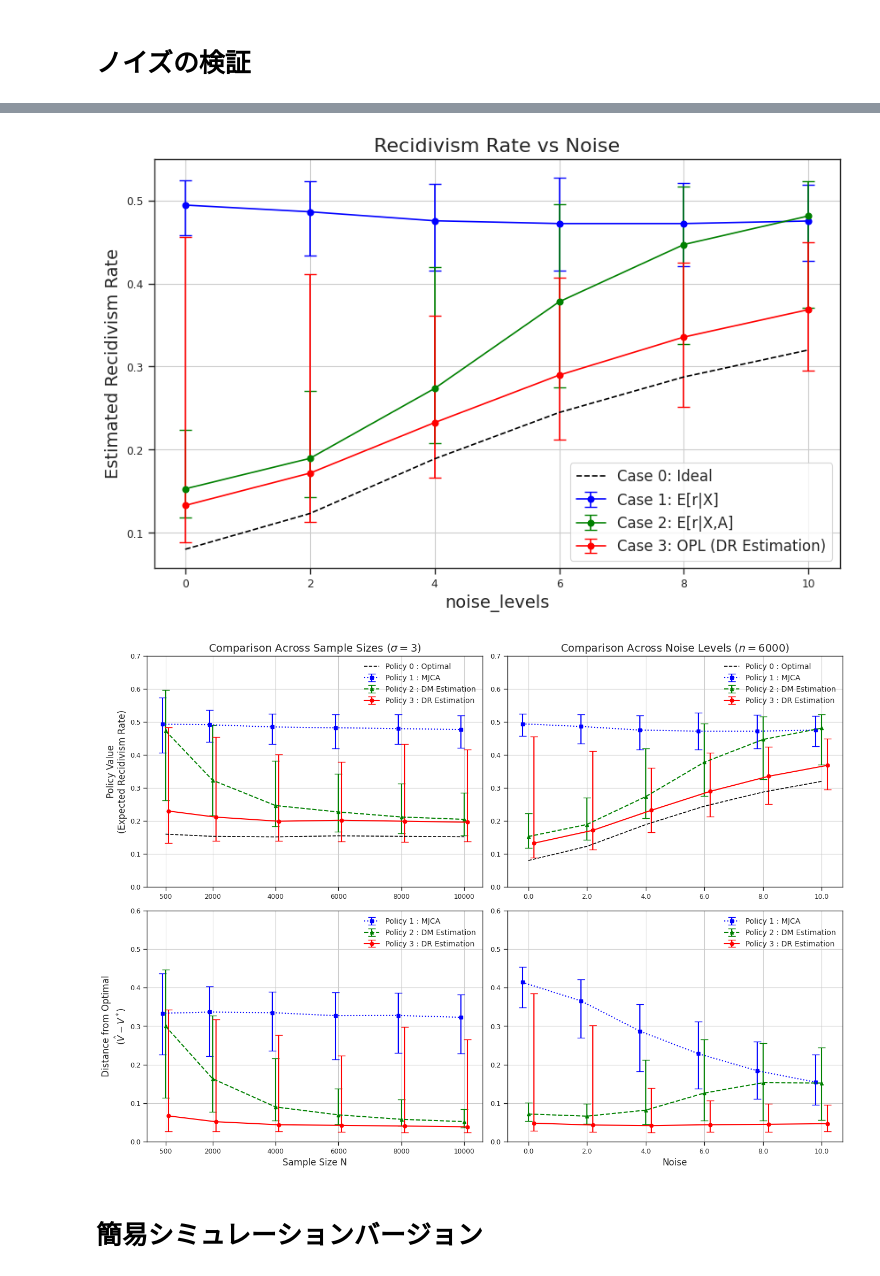
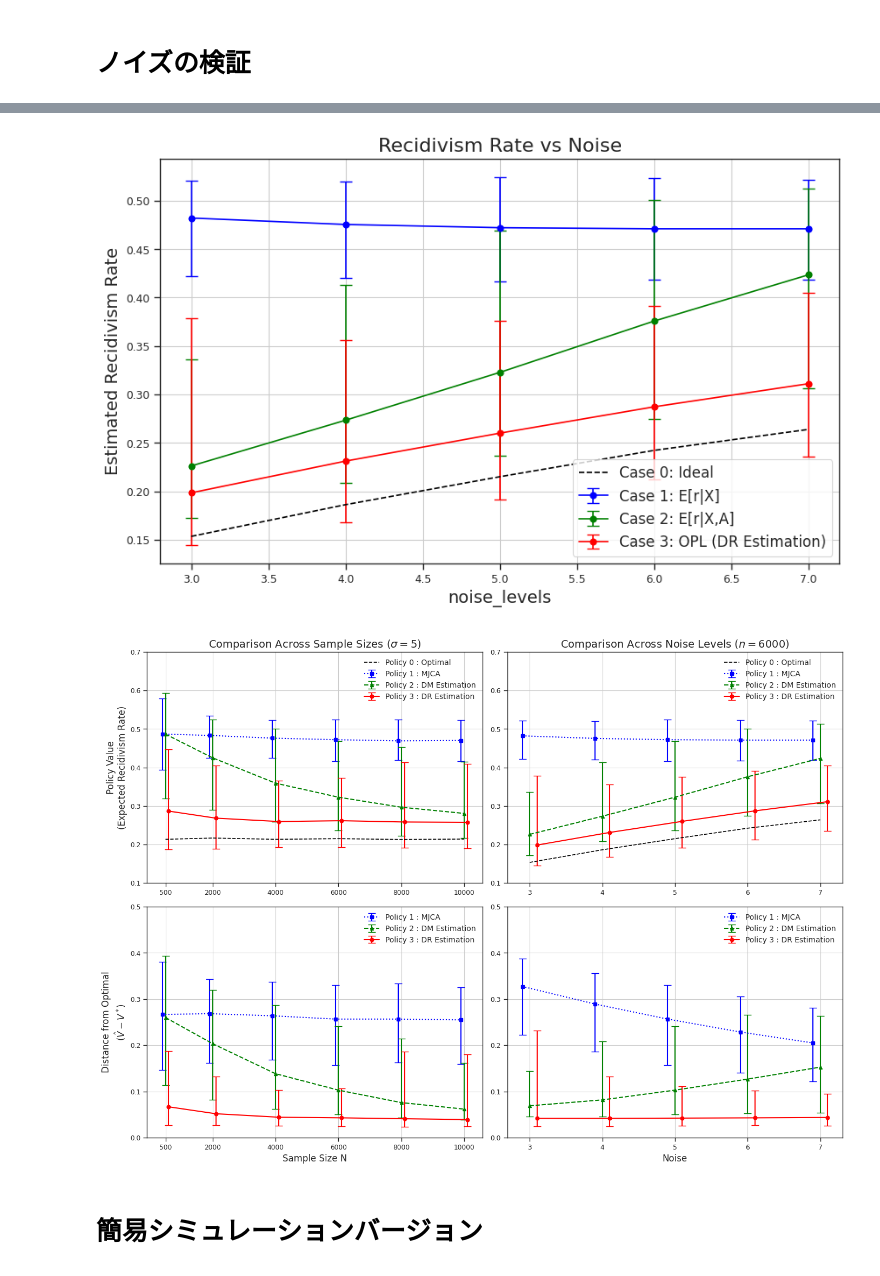
Before and after one commit to MasaAsami/commentary_mjca, a Jupyter notebook: notebooks/mjca_simdata.ipynb, the cells around one changed output, grey strips where cells are left out. Drawn from its saved outputs; the diff is of its cells as text; code cells hidden in the pictures.

```diff
--- a/notebooks/mjca_simdata.ipynb
+++ b/notebooks/mjca_simdata.ipynb
@@ -260,7 +263,7 @@ class MJCA:
 # %%
 N = 6000
 X_dim = 52
-noise_std = 3
+noise_std = 5
 sim = 0
 data_generator = LinearDataGenerator(N=N, X_dim=X_dim, noise_std=noise_std, seed=sim)
 data, feature_cols_ps = data_generator.generate_data()
@@ -389,7 +392,5 @@ plt.show()
 # %%
 # @title シミュレーション関数定義
-
-
 from joblib import Parallel, delayed
 
 def simulate_single_run(sim, N, X_dim, noise_std):
@@ -414,7 +415,11 @@ def simulate_single_run(sim, N, X_dim, noise_std):
     mjca.estimate_outcome_model(train_data)
 
     # 学習データでの傾向スコアとQ値の予測
+    lower_bound = 0.05  # 傾向スコア下限
+    upper_bound = 0.95  # 傾向スコア上限
+
     train_data['ps_hat'] = dr_optimizer.model_ps.predict(train_data[feature_cols_ps])
+    train_data['ps_hat'] = np.clip(train_data['ps_hat'], lower_bound, upper_bound)
     train_data['q_hat_A1'] = dr_optimizer.model_q.predict(train_data[feature_cols].assign(A=1))
     train_data['q_hat_A0'] = dr_optimizer.model_q.predict(train_data[feature_cols].assign(A=0))
 
@@ -424,6 +429,7 @@ def simulate_single_run(sim, N, X_dim, noise_std):
 
     # テストデータでの予測
     test_data['ps_hat'] = dr_optimizer.model_ps.predict(test_data[feature_cols_ps])
+    test_data['ps_hat'] = np.clip(test_data['ps_hat'], lower_bound, upper_bound)
     test_data['q_hat_A1'] = dr_optimizer.model_q.predict(test_data[feature_cols].assign(A=1))
     test_data['q_hat_A0'] = dr_optimizer.model_q.predict(test_data[feature_cols].assign(A=0))
     test_data = dr_optimizer.apply_policy(test_data)
@@ -458,8 +464,8 @@ def simulate_single_run(sim, N, X_dim, noise_std):
 sample_sizes = [500, 2000 , 4000, 6000, 8000, 10000]
 sample_results = {N: {'Case0': [], 'Case1': [], 'Case2': [], 'Case3': []} for N in sample_sizes}
 X_dim = 52
-noise_std = 3
-num_simulations = 500 # 各サンプルサイズでのシミュレーション回数
+noise_std = 5
+num_simulations = 1000 # 各サンプルサイズでのシミュレーション回数
 for N in sample_sizes:
     print(f"\nSample Size N={N}")
     parallel_results = Parallel(n_jobs=-1)(delayed(simulate_single_run)(sim, N, X_dim, noise_std) for sim in tqdm(range(num_simulations), dynamic_ncols=True))
@@ -519,10 +525,10 @@ plt.show()
 # %%
 # 並列実行
 sample_size = 6000
-noise_levels = np.linspace(0, 10, 6)
+noise_levels = [3, 4, 5, 6, 7]
 noise_results = {noise_std: {'Case0': [], 'Case1': [], 'Case2': [], 'Case3': []} for noise_std in noise_levels }
 X_dim = 52
-num_simulations = 500 # 各サンプルサイズでのシミュレーション回数
+num_simulations = 1000 # 各サンプルサイズでのシミュレーション回数
 for noise_std in noise_levels:
     print(f"\nNoise STD ={noise_std}")
     parallel_results = Parallel(n_jobs=-1)(delayed(simulate_single_run)(sim, sample_size, X_dim, noise_std) for sim in tqdm(range(num_simulations), dynamic_ncols=True))
@@ -576,8 +581,11 @@ plt.legend(fontsize=12)
 plt.grid(True)
 plt.show()
 # %% [output]
-[figure, old version]
+[figure, new version]
 # %%
+import warnings
+warnings.filterwarnings("ignore", category=UserWarning, module="matplotlib")
+
 def plot_data(results, param_levels, cases):
     # 各ケースの中央値と信頼区間の計算
     median_results = {'Case0': [], 'Case1': [], 'Case2': [], 'Case3': []}
@@ -655,16 +663,16 @@ ax.set_xticklabels(sample_sizes)
 ideal_medians = median_results['Case0']
 ax.plot(sample_sizes, ideal_medians, 'k--', label=labels[0])
 ax.set_ylabel('Policy Value\n(Expected Recidivism Rate)', fontsize=12)
-ax.set_title('Comparison Across Sample Sizes ($\sigma = 3$)', fontsize=14)
+ax.set_title('Comparison Across Sample Sizes ($\sigma = 5$)', fontsize=14)
 ax.legend(fontsize=10, frameon=False)
-ax.set_ylim(0.0, 0.7)
+ax.set_ylim(0.1, 0.7)
 ax.grid(True)
 
 ax = axes[0,1]
 
 median_results, lower_bounds, upper_bounds = plot_data(noise_results, noise_levels, cases)
 # 水平オフセットの値（ケースごとに調整）
-offset = 0.2  # オフセット幅（適宜調整）
+offset = 0.1  # オフセット幅（適宜調整）
 case_offsets = [0 ,-offset, 0, offset]  # 各ケースのオフセット
 for i, (_case, _label, _color) in enumerate(zip(cases, labels, colors)):
     if _case == "Case0":
@@ -690,7 +698,7 @@ ideal_medians = median_results['Case0']
 ax.plot(noise_levels, ideal_medians, 'k--', label=labels[0])
 ax.set_title('Comparison Across Noise Levels ($n = 6000$)', fontsize=14)
 ax.legend(fontsize=10, frameon=False)
-ax.set_ylim(0.0, 0.7)
+ax.set_ylim(0.1, 0.7)
 ax.grid(True)
 
 
@@ -738,7 +746,7 @@ ax.set_xticklabels(sample_sizes)
 ax.set_xlabel('Sample Size N', fontsize=12)
 ax.set_ylabel('Distance from Optimal\n($\hat{V} - V^*$)', fontsize=12)
 ax.legend(fontsize=10, frameon=False)
-ax.set_ylim(0.0, 0.6)
+ax.set_ylim(0.0, 0.5)
 ax.grid(True)
 
 #
@@ -748,7 +756,7 @@ ax = axes[1,1]
 diff_median_results, diff_lower_bounds, diff_upper_bounds = diff_data(noise_results, noise_levels, cases)
 
 # 水平オフセットの値（ケースごとに調整）
-offset = 0.2  # オフセット幅（適宜調整）
+offset = 0.1  # オフセット幅（適宜調整）
 case_offsets = [-offset, 0, offset]  # 各ケースのオフセット
 
 for i, (_case, _label, _color) in enumerate(zip(cases, labels, colors)):
@@ -762,35 +770,36 @@ for i, (_case, _label, _color) in enumerate(zip(cases, labels, colors)):
         adjusted_noise_levels,  # ケースごとにずらしたサンプルサイズ
         medians,
         yerr=[
             np.array(medians) - np.array(lowers),
             np.array(uppers) - np.array(medians)
         ],
         fmt=f"{markers[i]}-",  # マーカーと線スタイル
         label=_label,
         color=_color,
         linestyle=line_styles[i],  # ラインスタイル
         capsize=5,  # エラーバーのキャップサイズ
         linewidth=1.5
     )
 
 # 軸とラベルの調整
 ax.set_xticks(noise_levels)  # 元のサンプルサイズで目盛りを設定
 ax.set_xticklabels(noise_levels)
 ax.set_xlabel('Noise', fontsize=12)
 
 ax.legend(fontsize=10, frameon=False)
-ax.set_ylim(0.0, 0.6)
+ax.set_ylim(0.0, 0.5)
 ax.grid(True)
 
 # 全体のレイアウト調整
 plt.tight_layout()
 
 # プロットの保存（ジャーナル用）
 plt.savefig('recidivism_errorbar_for_parper.png', dpi=300, format='png', bbox_inches='tight')
 
 # プロットの表示
+plt.show()
 # %% [output]
-[figure, old version]
+[figure, new version]
 # %% [markdown]
 # 簡易シミュレーションバージョン
 # %%
```
Also changed, not shown: parts of 7 cells of this notebook.
